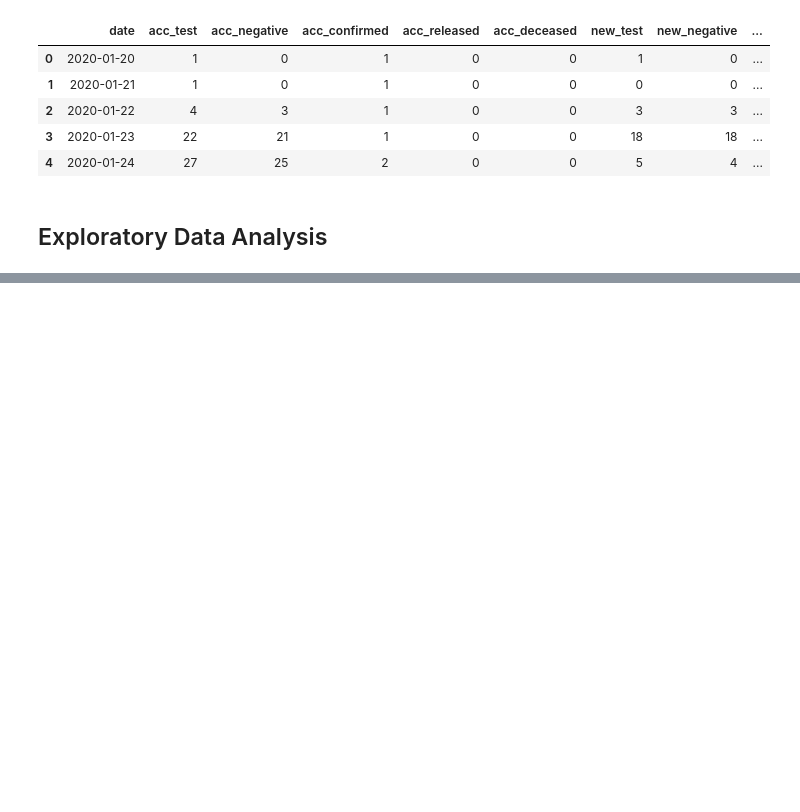
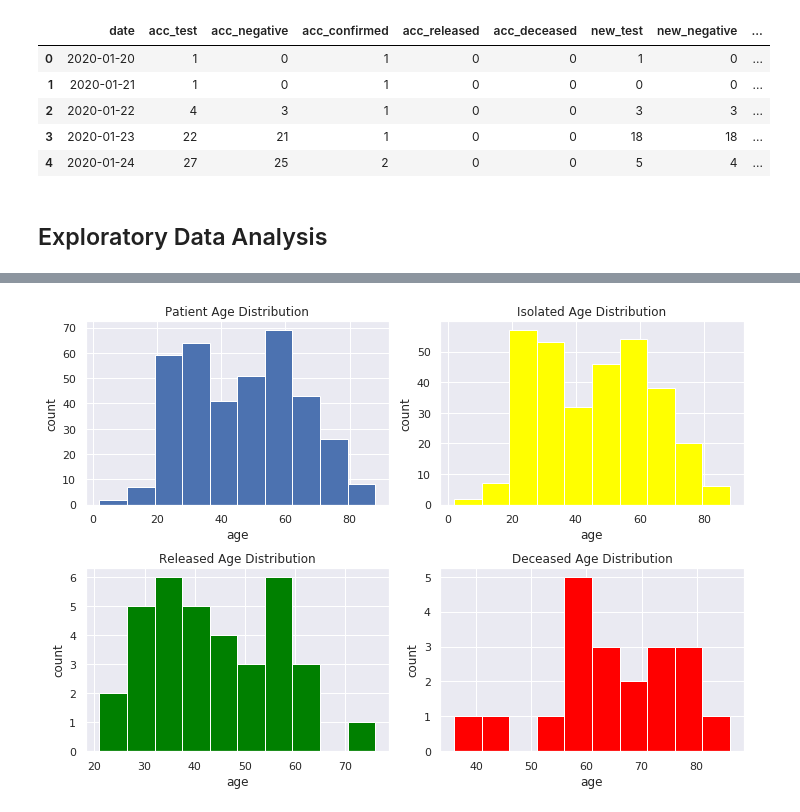
Before and after one commit to petersa3/covid-19_study, a Jupyter notebook: covid-19.ipynb, the cells around one changed output, grey strips where cells are left out. Drawn from its saved outputs; the diff is of its cells as text; code cells hidden in the pictures; blank space fills up the shorter version.

```diff
--- a/covid-19.ipynb
+++ b/covid-19.ipynb
@@ -20,3 +20,7 @@ patient_kcdc.head()
 | 2 | 3 | male | 1966.0 | Korea | capital area | NaN | visit to Wuhan | 1.0 | ... |
 | 3 | 4 | male | 1964.0 | Korea | capital area | NaN | visit to Wuhan | 1.0 | ... |
 | 4 | 5 | male | 1987.0 | Korea | capital area | NaN | visit to Wuhan | 1.0 | ... |
+# %%
+print(patient_kcdc['infection_reason'].unique())
+print(patient_kcdc['state'].unique())
+patient_kcdc['age'] =  2020 - patient_kcdc['birth_year']
@@ -48,0 +61,31 @@ plt.show()
+# %%
+plt.figure(figsize = (10, 7))
+
+plt.subplot(2,2,1)
+patient_kcdc['age'].hist()
+plt.xlabel('age')
+plt.ylabel('count')
+plt.title('Patient Age Distribution')
+
+plt.subplot(2,2,2)
+patient_kcdc.loc[patient_kcdc['state'] == 'isolated', 'age'].hist(color = 'yellow')
+plt.xlabel('age')
+plt.ylabel('count')
+plt.title('Isolated Age Distribution')
+
+plt.subplot(2,2,3)
+patient_kcdc.loc[patient_kcdc['state'] == 'released', 'age'].hist(color = 'green')
+plt.xlabel('age')
+plt.ylabel('count')
+plt.title('Released Age Distribution')
+
+plt.subplot(2,2,4)
+patient_kcdc.loc[patient_kcdc['state'] == 'deceased', 'age'].hist(color = 'red')
+plt.xlabel('age')
+plt.ylabel('count')
+plt.title('Deceased Age Distribution')
+
+plt.tight_layout()
+plt.show()
+# %% [output]
+[figure, added]
```
Also changed, not shown: parts of 3 cells of this notebook.
